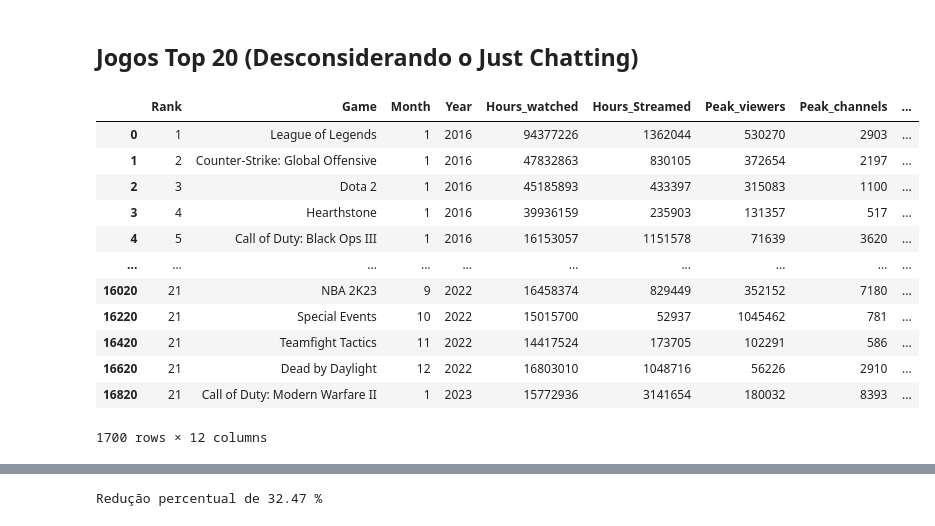
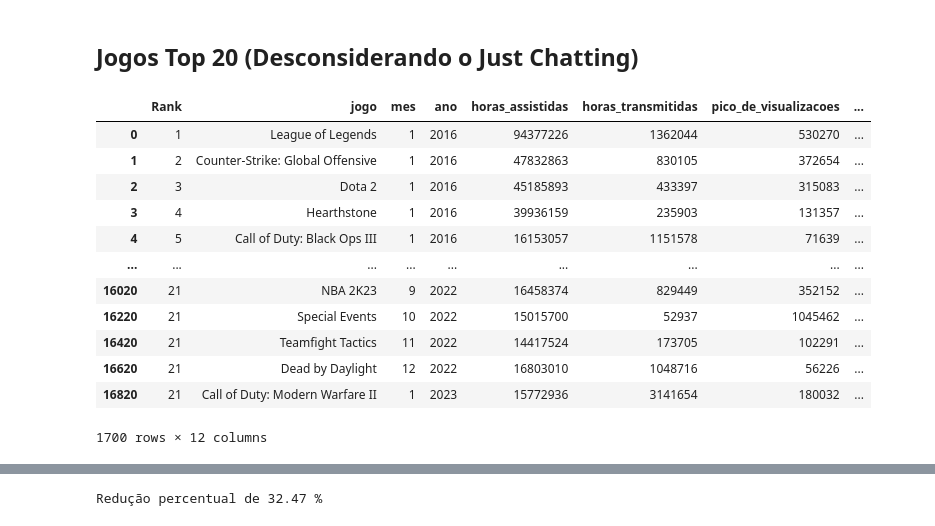
Before and after one commit to Luiz-gabrielsilva/EDA_ADA, a Jupyter notebook: Bruno_file.ipynb, the cells around one changed output, grey strips where cells are left out. Drawn from its saved outputs; the diff is of its cells as text; code cells hidden in the pictures.

```diff
--- a/Bruno_file.ipynb
+++ b/Bruno_file.ipynb
@@ -73,0 +65,15 @@ data_games.head()
+# %%
+data_games = pd.read_csv('Twitch_game_data.csv', encoding='latin1')
+data_games.rename(columns={
+    'Game':'jogo',
+    'Month':'mes',
+    'Year':'ano',
+    'Hours_watched':'horas_assistidas',
+    'Hours_Streamed':'horas_transmitidas',
+    'Peak_viewers':'pico_de_visualizacoes',
+    'Peak_channels':'pico_de_canais',
+    'Avg_viewers':'media_de_espectadores',
+    'Avg_channels':'media_canais',
+    'Avg_viewer_ratio':'media_de_proporção_de_espectadores',
+}, inplace=True)
+data_games.head()
@@ -113,20 +126,20 @@ data_games[data_games['Game'].isnull()]
 ### Conversão para numéricos
 # %%
 #Limpa os valores que estão entre parênteses e converte para inteiro Ex: 542342(12.0%) String -> [542342 , 12.0%)] list -> 542342 inteiro
-data_games['Hours_watched'] = data_games.loc[:,'Hours_watched'].str.split('(').apply(lambda lista: lista[0]).astype('int')
-data_games['Peak_viewers'] = data_games.loc[:,'Peak_viewers'].str.split('(').apply(lambda lista: lista[0]).astype('int')
-data_games['Peak_channels'] = data_games.loc[:,'Peak_channels'].str.split('(').apply(lambda lista: lista[0]).astype('int')
+data_games['horas_assistidas'] = data_games.loc[:,'horas_assistidas'].str.split('(').apply(lambda lista: lista[0]).astype('int')
+data_games['pico_de_visualizacoes'] = data_games.loc[:,'pico_de_visualizacoes'].str.split('(').apply(lambda lista: lista[0]).astype('int')
+data_games['pico_de_canais'] = data_games.loc[:,'pico_de_canais'].str.split('(').apply(lambda lista: lista[0]).astype('int')
 data_games['Streamers'] = data_games.loc[:,'Streamers'].str.split('(').apply(lambda lista: lista[0]).astype('int')
 # %%
 #Limpa os valores que estão entre parênteses Ex: 542342(12.0%) String -> [542342 , 12.0%)] list -> [542342] string dentro de uma lista
-data_games['Hours_Streamed'] = data_games.loc[:, 'Hours_Streamed'].str.split('(').apply(lambda lista: lista[0])
+data_games['horas_transmitidas'] = data_games.loc[:, 'horas_transmitidas'].str.split('(').apply(lambda lista: lista[0])
 #Verifica valores não numéricos e os retira da string, converte a string restante em inteiro Ex: 231456 hours string -> 231456 string -> 231456 inteiro
-data_games['Hours_Streamed'] = data_games['Hours_Streamed'].replace(to_replace=r'[^0-9]', value='', regex=True).astype(int)
+data_games['horas_transmitidas'] = data_games['horas_transmitidas'].replace(to_replace=r'[^0-9]', value='', regex=True).astype(int)
 # %%
 #Limpa os valores que estão entre parênteses e converte para float Ex: 470(15.0%) String -> [470 , 15.0%)] list -> 470 float
-data_games['Avg_viewers'] = data_games.loc[:,'Avg_viewers'].str.split('(').apply(lambda lista: lista[0]).astype('float')
-data_games['Avg_channels'] = data_games.loc[:,'Avg_channels'].str.split('(').apply(lambda lista: lista[0]).astype('float')
-data_games['Avg_viewer_ratio'] = data_games.loc[:,'Avg_viewer_ratio'].str.split('(').apply(lambda lista: lista[0]).astype('float')
+data_games['media_de_espectadores'] = data_games.loc[:,'media_de_espectadores'].str.split('(').apply(lambda lista: lista[0]).astype('float')
+data_games['media_canais'] = data_games.loc[:,'media_canais'].str.split('(').apply(lambda lista: lista[0]).astype('float')
+data_games['media_de_proporção_de_espectadores'] = data_games.loc[:,'media_de_proporção_de_espectadores'].str.split('(').apply(lambda lista: lista[0]).astype('float')
 # %%
 data_games.info()
 # %% [output]
@@ -354,27 +416,27 @@ dtype: float64
 # %%
 #Dataframe com o top20 de todos os meses, considerando o Just Chatting
 lista_rank = np.arange(1,21)
 df_top20 = data_games[data_games['Rank'].isin(lista_rank)]
 #Dataframe que identifica o Just Chatting no top20 para removê-lo e colocar um jogo no lugar
-df_append = df_top20[df_top20['Game'].isin(['Just Chatting'])].loc[ : , ['Month', 'Year']]
+df_append = df_top20[df_top20['jogo'].isin(['Just Chatting'])].loc[ : , ['mes', 'ano']]
 #Remoção do Just Chatting e acréscimo do jogo de rank 21 do respectivo mês
 for tupla in df_append.itertuples():
-    df_temp = data_games[(data_games['Rank'] == 21) & (data_games['Month'] == tupla[1]) & (data_games['Year'] == tupla[2])]
+    df_temp = data_games[(data_games['Rank'] == 21) & (data_games['mes'] == tupla[1]) & (data_games['ano'] == tupla[2])]
     df_top20 = pd.concat([df_top20, df_temp])
     df_top20 = df_top20.drop(tupla[0])
 #Dataframe com o top20 de todos os meses, desconsiderando o Just Chatting
 df_top20
 # %% [output]
-|  | Rank | Game | Month | Year | Hours_watched | Hours_Streamed | Peak_viewers | Peak_channels | ... |
-| 0 | 1 | League of Legends | 1 | 2016 | 94377226 | 1362044 | 530270 | 2903 | ... |
-| 1 | 2 | Counter-Strike: Global Offensive | 1 | 2016 | 47832863 | 830105 | 372654 | 2197 | ... |
-| 2 | 3 | Dota 2 | 1 | 2016 | 45185893 | 433397 | 315083 | 1100 | ... |
-| 3 | 4 | Hearthstone | 1 | 2016 | 39936159 | 235903 | 131357 | 517 | ... |
-| 4 | 5 | Call of Duty: Black Ops III | 1 | 2016 | 16153057 | 1151578 | 71639 | 3620 | ... |
-| ... | ... | ... | ... | ... | ... | ... | ... | ... | ... |
-| 16020 | 21 | NBA 2K23 | 9 | 2022 | 16458374 | 829449 | 352152 | 7180 | ... |
-| 16220 | 21 | Special Events | 10 | 2022 | 15015700 | 52937 | 1045462 | 781 | ... |
-| 16420 | 21 | Teamfight Tactics | 11 | 2022 | 14417524 | 173705 | 102291 | 586 | ... |
-| 16620 | 21 | Dead by Daylight | 12 | 2022 | 16803010 | 1048716 | 56226 | 2910 | ... |
-| 16820 | 21 | Call of Duty: Modern Warfare II | 1 | 2023 | 15772936 | 3141654 | 180032 | 8393 | ... |
+|  | Rank | jogo | mes | ano | horas_assistidas | horas_transmitidas | pico_de_visualizacoes | ... |
+| 0 | 1 | League of Legends | 1 | 2016 | 94377226 | 1362044 | 530270 | ... |
+| 1 | 2 | Counter-Strike: Global Offensive | 1 | 2016 | 47832863 | 830105 | 372654 | ... |
+| 2 | 3 | Dota 2 | 1 | 2016 | 45185893 | 433397 | 315083 | ... |
+| 3 | 4 | Hearthstone | 1 | 2016 | 39936159 | 235903 | 131357 | ... |
+| 4 | 5 | Call of Duty: Black Ops III | 1 | 2016 | 16153057 | 1151578 | 71639 | ... |
+| ... | ... | ... | ... | ... | ... | ... | ... | ... |
+| 16020 | 21 | NBA 2K23 | 9 | 2022 | 16458374 | 829449 | 352152 | ... |
+| 16220 | 21 | Special Events | 10 | 2022 | 15015700 | 52937 | 1045462 | ... |
+| 16420 | 21 | Teamfight Tactics | 11 | 2022 | 14417524 | 173705 | 102291 | ... |
+| 16620 | 21 | Dead by Daylight | 12 | 2022 | 16803010 | 1048716 | 56226 | ... |
+| 16820 | 21 | Call of Duty: Modern Warfare II | 1 | 2023 | 15772936 | 3141654 | 180032 | ... |
 1700 rows × 12 columns
```
Also changed, not shown: parts of 33 cells of this notebook.
